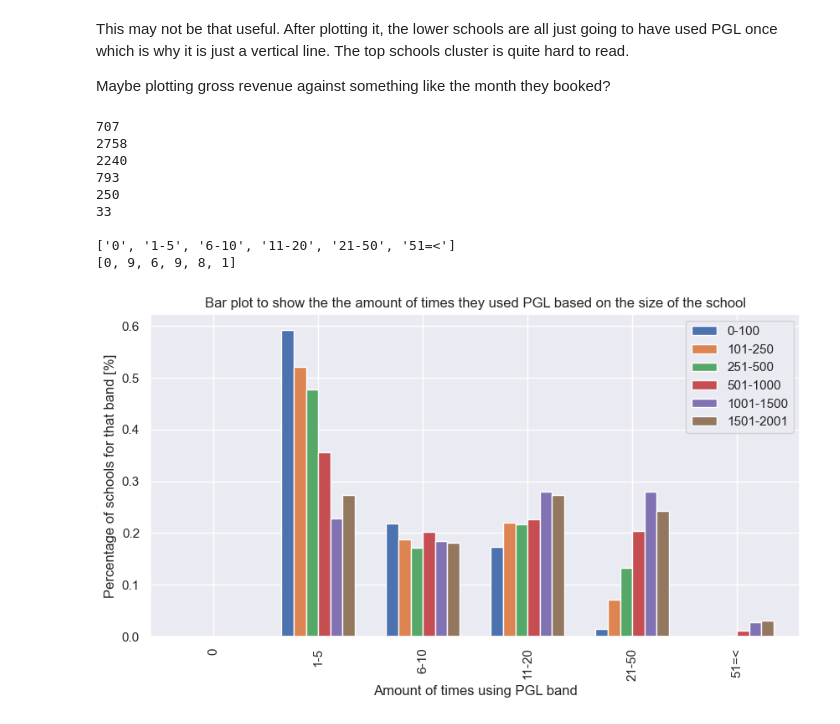
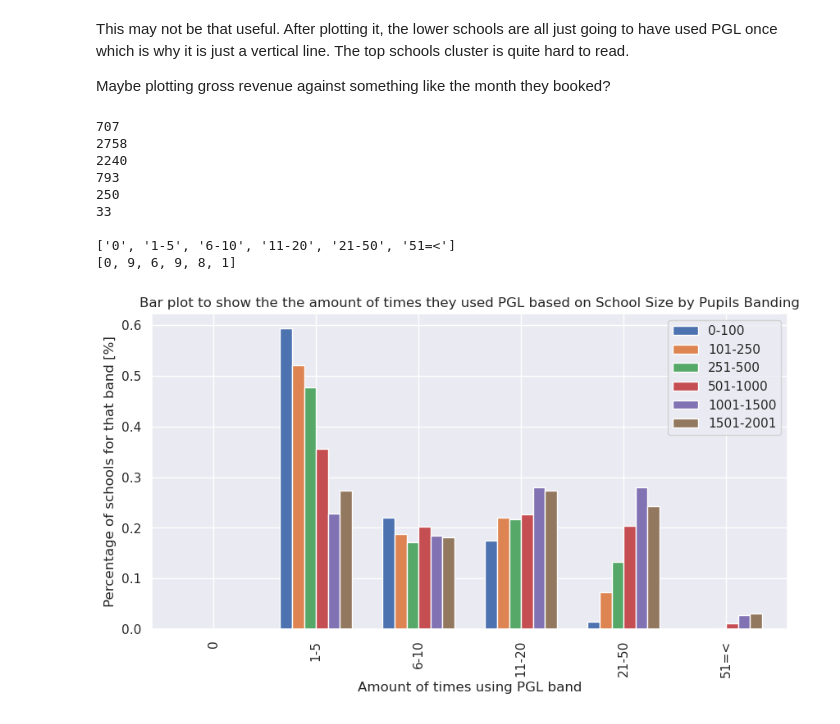
Before and after one commit to maxcwalker/documents, a Jupyter notebook: jupyter/prospectMapping/prospect_mapping_2.ipynb, the cells around one changed output. Cells and saved outputs as stored; diff of their text form; code cells hidden in the pictures.

```diff
--- a/jupyter/prospectMapping/prospect_mapping_2.ipynb
+++ b/jupyter/prospectMapping/prospect_mapping_2.ipynb
@@ -341,60 +313,61 @@ plt.figure(figsize=(20,5))
 plt.plot(upper_school_interaction, upper_mode)
 plt.close()
 # %%
-order = ['0-100','101-250','251-500','501-1000','1001-1500','1501-2001']
-#order = ['1501-2001']
-#order = ['1501-2001']
-# Set the width of each bar
-width = 0.01
+def number_times_used(column,order):
 
-# Calculate the horizontal position of each bar
-bands_names = ['0','1-5','6-10','11-20','21-50','51=<']
-frame = pd.DataFrame(index=bands_names)
 
-for name in order:
-    large_schools = df[col[1]].loc[df[col[44]] == name].value_counts(ascending=True).sort_values()
-    bands = [0,0,0,0,0,0]
-    length = len(df[col[1]].loc[df[col[44]] == name].value_counts(ascending=True))
-    print(length)
+    width = 0.01
 
-    for i in large_schools:
-        if i == 0:
-            bands[0]+=1
-        elif i > 0 and i < 6 :
-            bands[1]+=1
-        elif i > 5 and i < 11:
-            bands[2]+=1
-        elif i > 10 and i < 21:
-            bands[3]+=1
-        elif i > 20 and i < 51:
-            bands[4]+=1
-        elif i > 50:
-            bands[5]+=1
-        else:
-        # print(i)
-            bands[6]+=1
-    frame[name] = bands
-    # print(frame[name])
-    frame[name] = frame[name].div(length)
-    # print(frame[name])
-    # print(large_schools.head(50))
-print()
-frame.plot.bar(rot=90,figsize = (10 ,5), width=0.7)
-plt.title('Bar plot to show the the amount of times they used PGL based on the size of the school')
-plt.xlabel('Amount of times using PGL band')
-plt.ylabel('Percentage of schools for that band [%]')
-plt.legend()
-print(bands_names)
-print(bands)
-plt.savefig('1501-2001_barplot')
+    # Calculate the horizontal position of each bar
+    bands_names = ['0','1-5','6-10','11-20','21-50','51=<']
+    frame = pd.DataFrame(index=bands_names)
+
+    for name in order:
+        large_schools = df[col[1]].loc[df[column] == name].value_counts(ascending=True).sort_values()
+        bands = [0,0,0,0,0,0]
+        length = len(df[col[1]].loc[df[column] == name].value_counts(ascending=True))
+        print(length)
+
+        for i in large_schools:
+            if i == 0:
+                bands[0]+=1
+            elif i > 0 and i < 6 :
+                bands[1]+=1
+            elif i > 5 and i < 11:
+                bands[2]+=1
+            elif i > 10 and i < 21:
+                bands[3]+=1
+            elif i > 20 and i < 51:
+                bands[4]+=1
+            elif i > 50:
+                bands[5]+=1
+            else:
+            # print(i)
+                bands[6]+=1
+        frame[name] = bands
+        # print(frame[name])
+        frame[name] = frame[name].div(length)
+        # print(frame[name])
+        # print(large_schools.head(50))
+    print()
+    frame.plot.bar(rot=90,figsize = (10 ,5), width=0.7)
+    plt.title('Bar plot to show the the amount of times they used PGL based on '+column)
+    plt.xlabel('Amount of times using PGL band')
+    plt.ylabel('Percentage of schools for that band [%]')
+    plt.legend()
+    print(bands_names)
+    print(bands)
+    # plt.close()
+order1 = ['0-100','101-250','251-500','501-1000','1001-1500','1501-2001']
+number_times_used(col[44],order1)
 # %% [output]
 707
 2758
 2240
 793
 250
 33
 
 ['0', '1-5', '6-10', '11-20', '21-50', '51=<']
 [0, 9, 6, 9, 8, 1]
-[figure, old version]
+[figure, new version]
```
Also changed, not shown: parts of 25 cells of this notebook, 3 other files.
